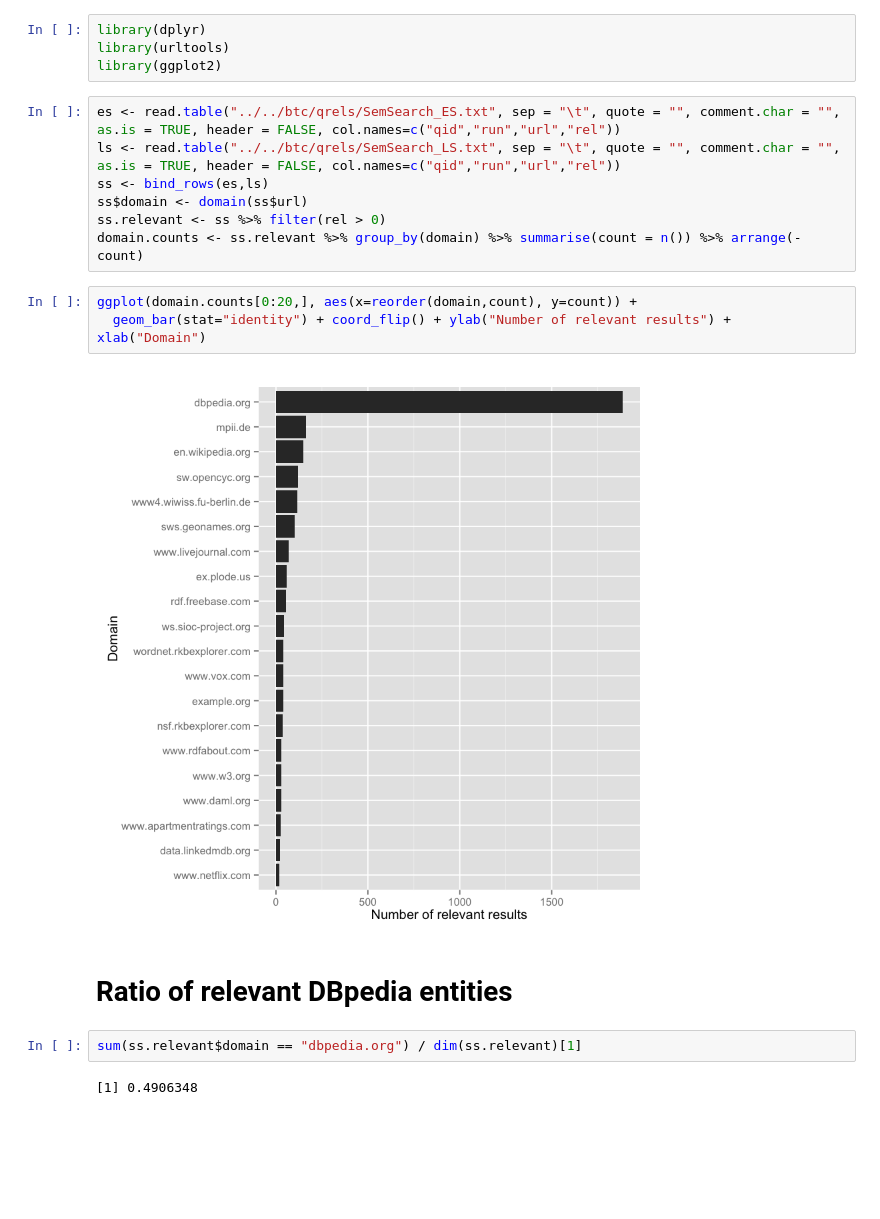
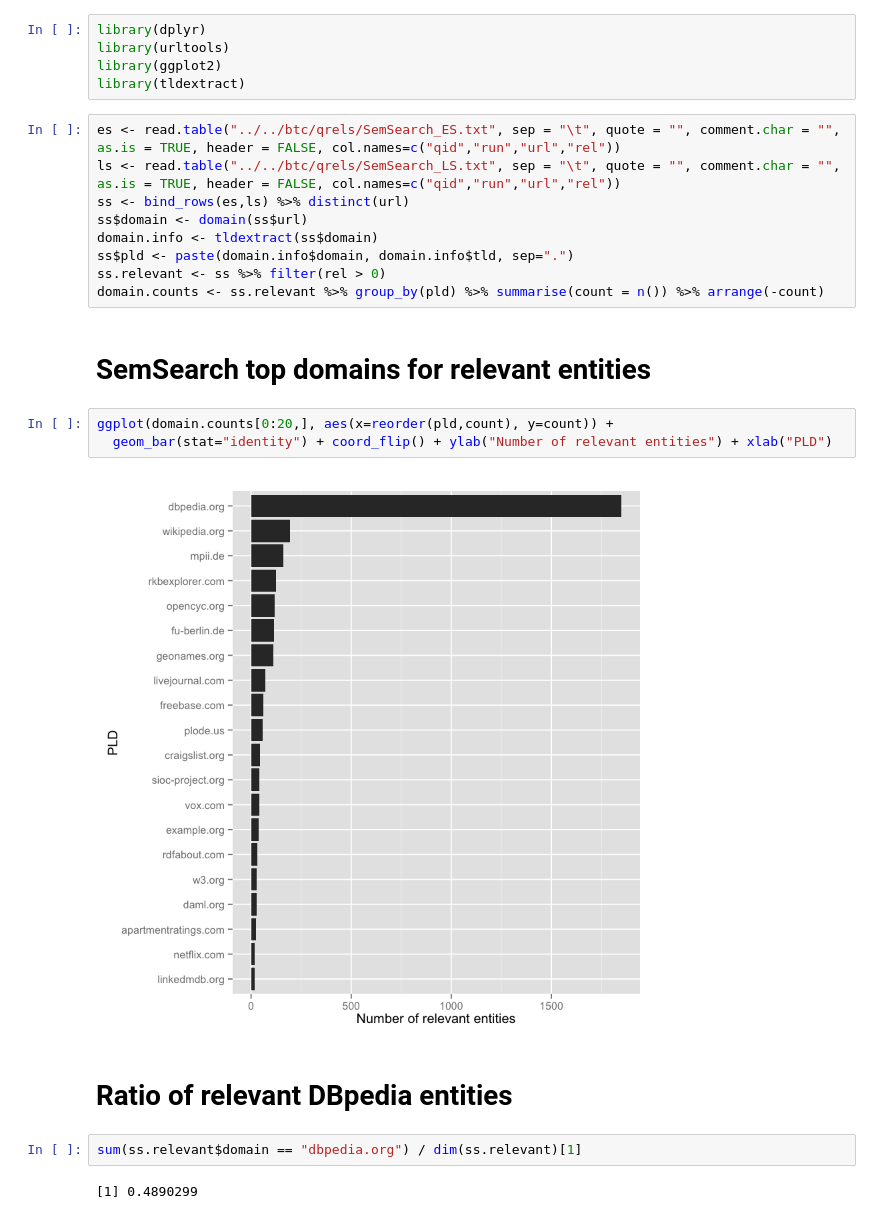
Before and after one commit to teanalab/pfsdm, a Jupyter notebook: reports/domains/Domain distributions.ipynb, the cells around one changed output. Cells and saved outputs as stored; diff of their text form; blank space fills up the shorter version.

Commit message:
Domain report updates

```diff
--- a/reports/domains/Domain distributions.ipynb
+++ b/reports/domains/Domain distributions.ipynb
@@ -2,21 +2,26 @@
 library(dplyr)
 library(urltools)
 library(ggplot2)
+library(tldextract)
 # %%
 es <- read.table("../../btc/qrels/SemSearch_ES.txt", sep = "\t", quote = "", comment.char = "", as.is = TRUE, header = FALSE, col.names=c("qid","run","url","rel"))
 ls <- read.table("../../btc/qrels/SemSearch_LS.txt", sep = "\t", quote = "", comment.char = "", as.is = TRUE, header = FALSE, col.names=c("qid","run","url","rel"))
-ss <- bind_rows(es,ls)
+ss <- bind_rows(es,ls) %>% distinct(url)
 ss$domain <- domain(ss$url)
+domain.info <- tldextract(ss$domain)
+ss$pld <- paste(domain.info$domain, domain.info$tld, sep=".")
 ss.relevant <- ss %>% filter(rel > 0)
-domain.counts <- ss.relevant %>% group_by(domain) %>% summarise(count = n()) %>% arrange(-count)
+domain.counts <- ss.relevant %>% group_by(pld) %>% summarise(count = n()) %>% arrange(-count)
+# %% [markdown]
+# SemSearch top domains for relevant entities
 # %%
-ggplot(domain.counts[0:20,], aes(x=reorder(domain,count), y=count)) +
-  geom_bar(stat="identity") + coord_flip() + ylab("Number of relevant results") + xlab("Domain")
+ggplot(domain.counts[0:20,], aes(x=reorder(pld,count), y=count)) +
+  geom_bar(stat="identity") + coord_flip() + ylab("Number of relevant entities") + xlab("PLD")
 # %% [output]
-[figure, old version]
+[figure, new version]
 # %% [markdown]
 # Ratio of relevant DBpedia entities
 # %%
 sum(ss.relevant$domain == "dbpedia.org") / dim(ss.relevant)[1]
 # %% [output]
-[1] 0.4906348
+[1] 0.4890299
```
Also changed, not shown: parts of 4 cells of this notebook, 2 other files.
